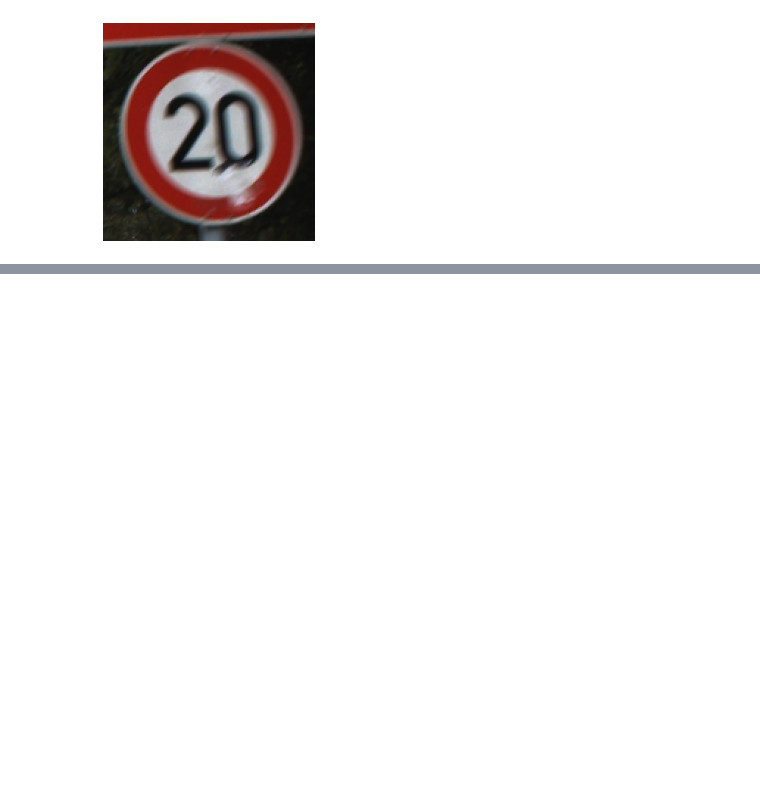
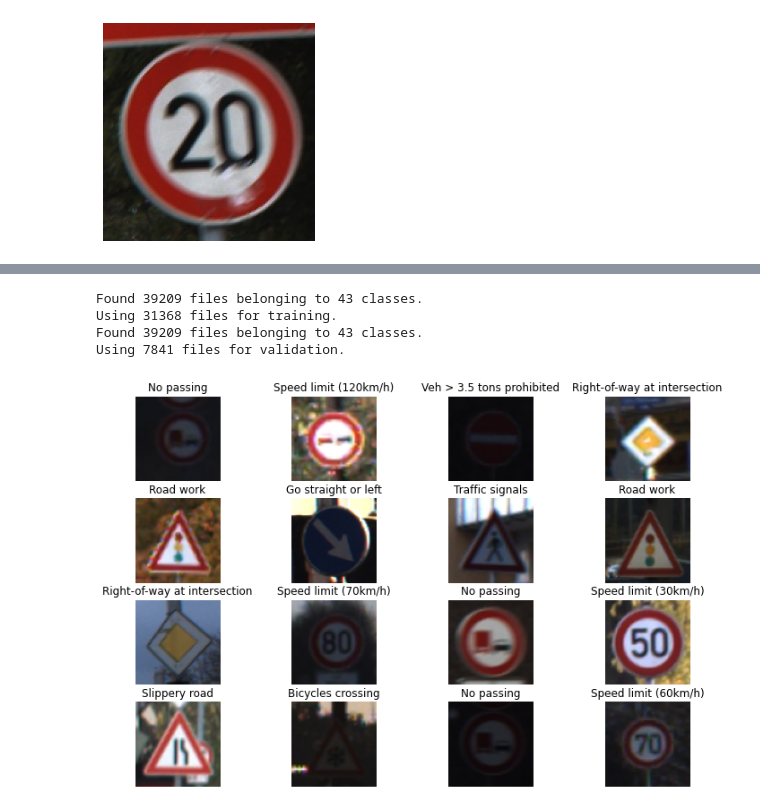
Before and after one commit to Koruvika/traffic-signs-recognition, a Jupyter notebook: src/classifier.ipynb, the cells around one changed output, grey strips where cells are left out. Saved outputs shown, nothing was run; the diff lists cells and outputs as text; code cells hidden in the pictures; blank space fills up the shorter version.

```diff
--- a/src/classifier.ipynb
+++ b/src/classifier.ipynb
@@ -22,3 +24,7 @@ plt.show()
 # %%
 TRAIN_PATH = '/content/data/Train'
 TEST_PATH = 'content/data/Test'
+# %%
+IMG_WIDTH = 80
+IMG_HEIGHT = 80
+BATCH_SIZE = 32
@@ -24,0 +78,35 @@ TEST_PATH = 'content/data/Test'
+# %%
+train_ds = keras.utils.image_dataset_from_directory(
+    TRAIN_PATH,
+    batch_size=BATCH_SIZE,
+    image_size=(IMG_HEIGHT, IMG_WIDTH),
+    seed = 42,
+    validation_split=0.2,
+    subset='training'
+)
+
+val_ds = keras.utils.image_dataset_from_directory(
+    TRAIN_PATH,
+    batch_size=BATCH_SIZE,
+    image_size=(IMG_HEIGHT, IMG_WIDTH),
+    seed = 42,
+    validation_split=0.2,
+    subset='validation'
+)
+# %% [output]
+Found 39209 files belonging to 43 classes.
+Using 31368 files for training.
+Found 39209 files belonging to 43 classes.
+Using 7841 files for validation.
+# %%
+for images, labels in train_ds.take(1):
+    fig = plt.figure(figsize=(12,8))
+    for i in range(16):
+        fig.add_subplot(4,4, i+1)
+        plt.imshow(images[i].numpy()/255.)
+        plt.axis('off')
+        plt.title(classes_names[int(train_ds.class_names[labels[i].numpy()])])
+    plt.show()
+    break
+# %% [output]
+[figure, added]
```
Also changed, not shown: parts of 6 cells of this notebook.
